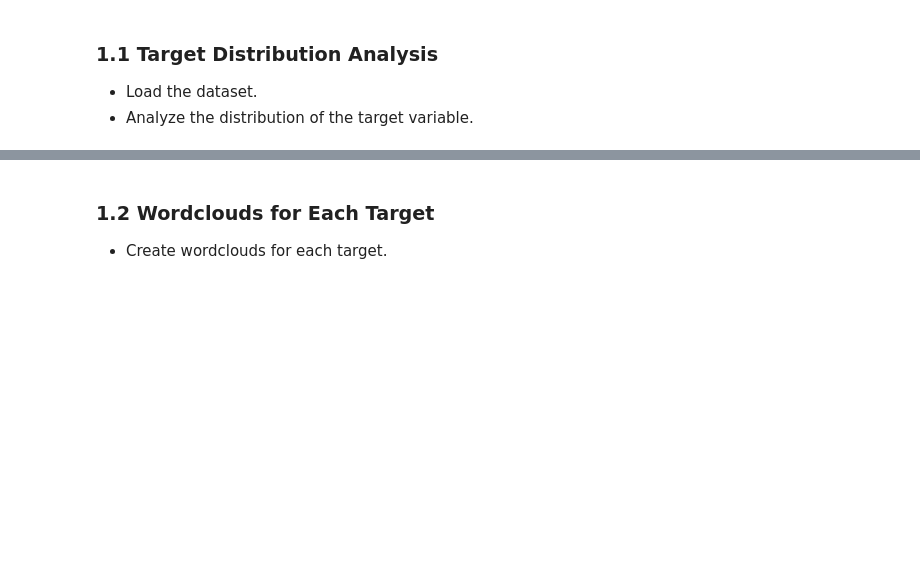
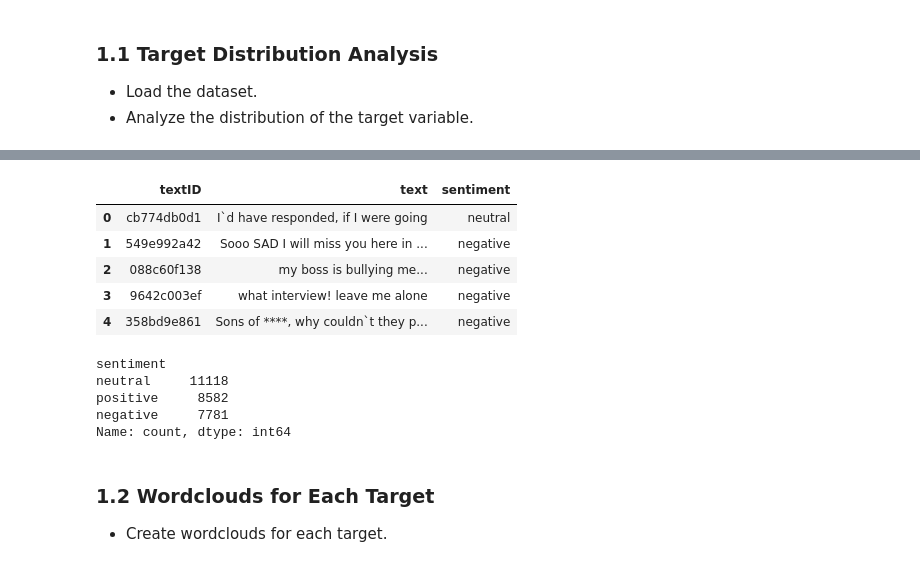
Before and after one commit to abdelrehman99/EPIC-Program, a Jupyter notebook: Data_Science/Epic_DecsionTree/HW4_AbdelrehmanMamdouh.ipynb, the cells around one changed output, grey strips where cells are left out. Saved outputs shown, nothing was run; the diff lists cells and outputs as text; code cells hidden in the pictures; blank space fills up the shorter version.

```diff
--- a/Data_Science/Epic_DecsionTree/HW4_AbdelrehmanMamdouh.ipynb
+++ b/Data_Science/Epic_DecsionTree/HW4_AbdelrehmanMamdouh.ipynb
@@ -13,0 +43,18 @@
+# %%
+df = pd.read_csv('train.csv')
+df.head()
+# %% [output]
+|  | textID | text | sentiment |
+| 0 | cb774db0d1 | I`d have responded, if I were going | neutral |
+| 1 | 549e992a42 | Sooo SAD I will miss you here in ... | negative |
+| 2 | 088c60f138 | my boss is bullying me... | negative |
+| 3 | 9642c003ef | what interview! leave me alone | negative |
+| 4 | 358bd9e861 | Sons of ****, why couldn`t they p... | negative |
+# %%
+df['sentiment'].value_counts()
+# %% [output]
+sentiment
+neutral     11118
+positive     8582
+negative     7781
+Name: count, dtype: int64
```
Also changed, not shown: parts of 19 cells of this notebook, 2 other files.
